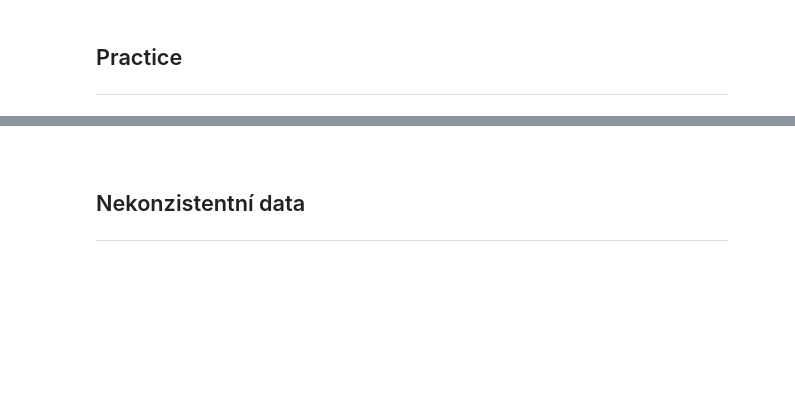
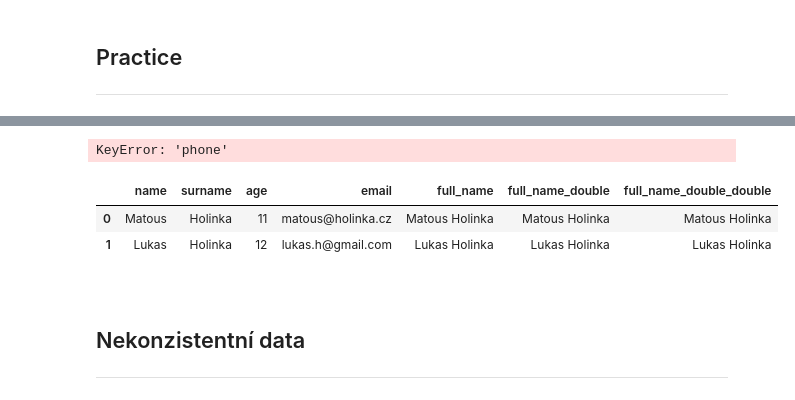
Before and after one commit to Bralor/bnp_course, a Jupyter notebook: shared/notebooks/lesson09.ipynb, the cells around one changed output, grey strips where cells are left out. Saved outputs shown, nothing was run; the diff lists cells and outputs as text; code cells hidden in the pictures; blank space fills up the shorter version.

```diff
--- a/shared/notebooks/lesson09.ipynb
+++ b/shared/notebooks/lesson09.ipynb
@@ -1679,4 +1672,22 @@ df_data
+# %%
+data_df['full_name'] = data_df['name'] + ' ' + data_df['surname']
+# %%
+data_df['phone']
+# %% [output]
+KeyError: 'phone'
 # %%
 # User-defined function
+def get_full_name(pandas_row):
+    return f'{pandas_row.name} {pandas_row.surname}'
+# %%
+data_df['full_name_double'] = get_full_name(data_df)
+# %%
+data_df['full_name_double_double'] = data_df.apply(get_full_name, axis=1)
+# %%
+data_df
+# %% [output]
+|  | name | surname | age | email | full_name | full_name_double | full_name_double_double |
+| 0 | Matous | Holinka | 11 | matous@holinka.cz | Matous Holinka | Matous Holinka | Matous Holinka |
+| 1 | Lukas | Holinka | 12 | lukas.h@gmail.com | Lukas Holinka | Lukas Holinka | Lukas Holinka |
 # %%
 # Create a CSV file
```
Also changed, not shown: parts of 34 cells of this notebook.
